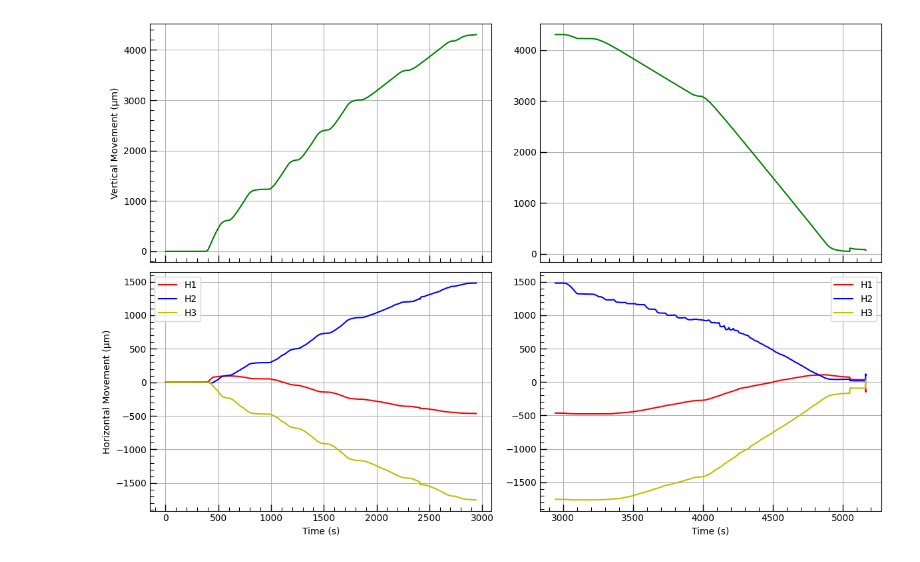
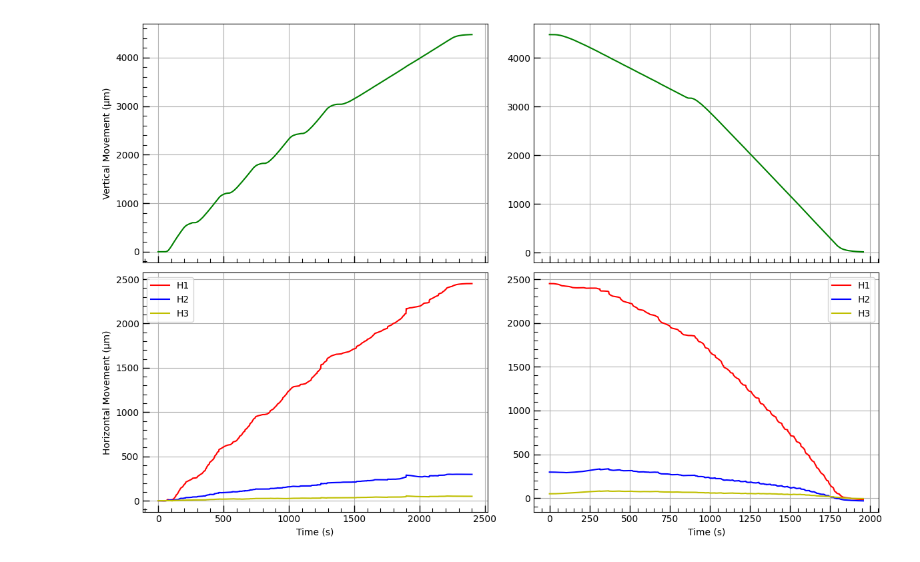
Before and after one commit to Brogan8813/strain-cell, a Jupyter notebook: PPMS_Data_and_Plotting/Data/PSI_P_cell/Plot_positions.ipynb, the cells around one changed output. Drawn from its saved outputs; the diff is of its cells as text; code cells hidden in the pictures.

Commit message:
plotted test 7

```diff
--- a/PPMS_Data_and_Plotting/Data/PSI_P_cell/Plot_positions.ipynb
+++ b/PPMS_Data_and_Plotting/Data/PSI_P_cell/Plot_positions.ipynb
@@ -42,35 +42,44 @@ for i in range(100):
 #print(index_of_headers)
 
 #new dataframe using the index for headers we found
-df = pd.read_csv(FILEANDPATH, sep=",", skiprows= index_of_headers, encoding='unicode_escape')
+#C:\Users\thoma\Documents\Physics_Work\Python Scripts\strain-cell\PPMS_Data_and_Plotting\Data\PSI_P_cell\test_12-05-25_Increase_decrease_1
+df_increase = pd.read_csv("C:/Users/thoma/Documents/Physics_Work/Python Scripts/strain-cell/PPMS_Data_and_Plotting/Data/PSI_P_cell/test_14-5-25_vertical_increase-1", sep=",", skiprows= index_of_headers, encoding='unicode_escape')
+df_decrease = pd.read_csv("C:/Users/thoma/Documents/Physics_Work/Python Scripts/strain-cell/PPMS_Data_and_Plotting/Data/PSI_P_cell/test_14-5-25_vertical_decrease-1",sep=",", skiprows= index_of_headers, encoding='unicode_escape')
+print(df_increase.columns.tolist())
 
-df['time'] = pd.to_datetime(df['Time'], format='%d.%m.%Y %H:%M:%S.%f')
-
+df_increase['time'] = pd.to_datetime(df_increase['Time'], format='%d.%m.%Y %H:%M:%S.%f')
+df_decrease['time'] = pd.to_datetime(df_decrease['Time'], format='%d.%m.%Y %H:%M:%S.%f')
 # Subtract the first timestamp to get a timedelta
-df['elapsed_seconds'] = (df['time'] - df['time'].iloc[0]).dt.total_seconds()
+df_increase['elapsed_seconds'] = (df_increase['time'] - df_increase['time'].iloc[0]).dt.total_seconds()
+df_decrease['elapsed_seconds'] = (df_decrease['time'] - df_decrease['time'].iloc[0]).dt.total_seconds()
 
 # Save or inspect
-print(df[['Time', 'elapsed_seconds']])
-print(df.columns.tolist())
+print(df_increase[['Time', 'elapsed_seconds']])
+print(df_increase.columns.tolist())
 #Vertical movement 1 (um),Vertical movement 2 (um),Horizontal movement 1 (um),Horizontal movement 2 (um),Horizontal movement 3 (um)
+
+
+'''
+#This section is to seperate the data if you save it for both increasing and decreasing in one file
+
 target_col = 'Vertical movement(um)'  # Replace with your column of interest
 max_index = df['Vertical movement (um)'].idxmax()
 
 # --- Split the DataFrame at the max point ---
 df_increase = df.iloc[:max_index + 1]   # Include the row with the max value
-df_decrease = df.iloc[max_index + 1:]
+df_decrease = df.iloc[max_index + 1:]'''
 
 x = df_increase.loc[:,'elapsed_seconds']
-y0 = df_increase.loc[:,'Vertical movement (um)']*100 #scale factor of 100 on data as we used the wrong GUI
-y1 = df_increase.loc[:,'Horizontal movement 1 (um)']*100
-y2 = df_increase.loc[:,'Horizontal movement 2 (um)']*100
-y3 = df_increase.loc[:,'Horizontal movement 3 (um)']*100
+y0 = df_increase.loc[:,'Vertical movement 1 (um)']
+y1 = df_increase.loc[:,'Horizontal movement 1 (um)']
+y2 = df_increase.loc[:,'Horizontal movement 2 (um)']
+y3 = df_increase.loc[:,'Horizontal movement 3 (um)']
 
 x1 = df_decrease.loc[:,'elapsed_seconds']
-y00 = df_decrease.loc[:,'Vertical movement (um)']*100 #scale factor of 100 on data as we used the wrong GUI
-y11 = df_decrease.loc[:,'Horizontal movement 1 (um)']*100
-y22 = df_decrease.loc[:,'Horizontal movement 2 (um)']*100
-y33 = df_decrease.loc[:,'Horizontal movement 3 (um)']*100
+y00 = df_decrease.loc[:,'Vertical movement 1 (um)']
+y11 = df_decrease.loc[:,'Horizontal movement 1 (um)']
+y22 = df_decrease.loc[:,'Horizontal movement 2 (um)']
+y33 = df_decrease.loc[:,'Horizontal movement 3 (um)']
 
 
 # Plotting
@@ -194 +204 @@ headers start on line 7
-[figure, old version]
+[figure, new version]
```
Also changed, not shown: parts of 1 cell of this notebook, 3 other files.
